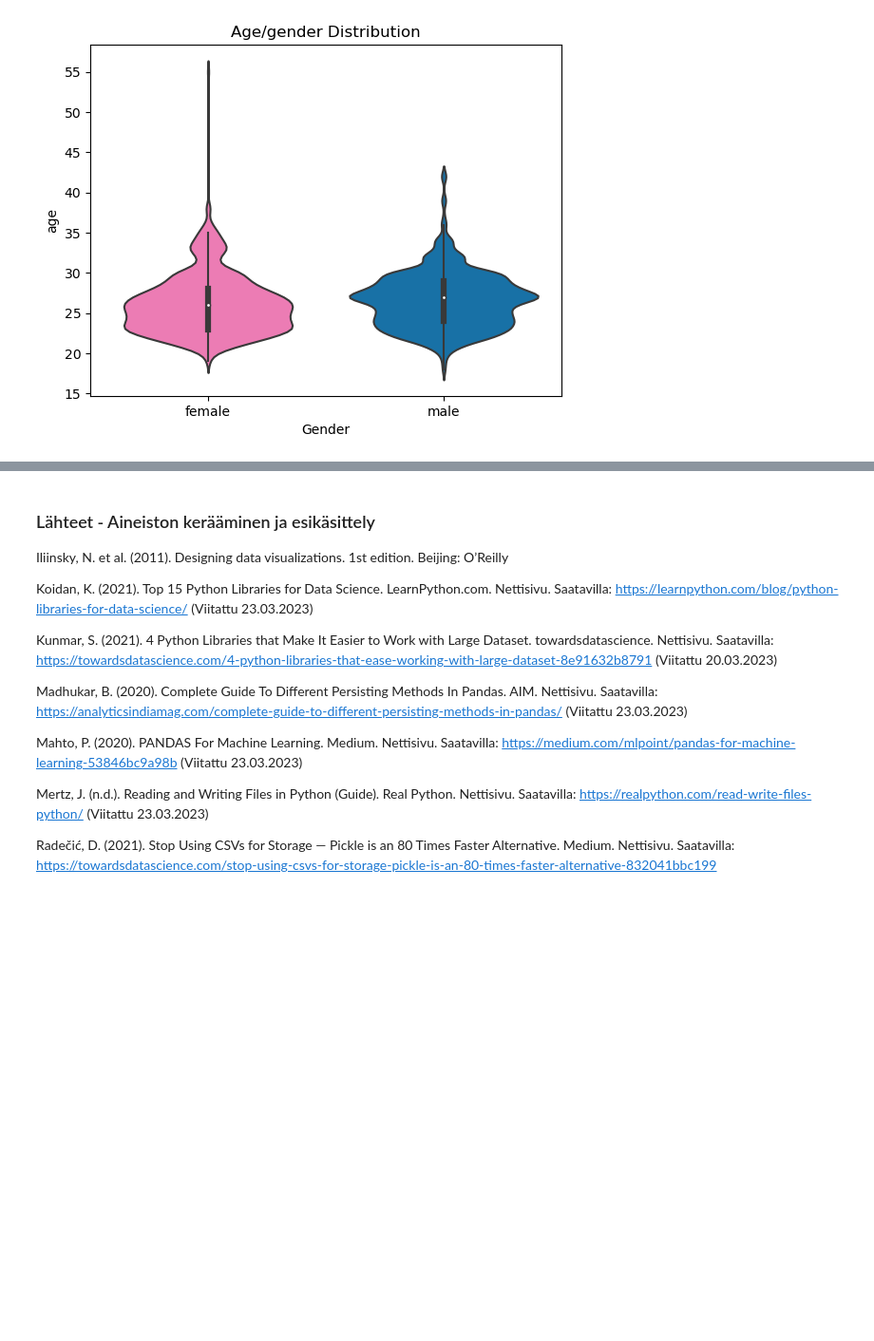
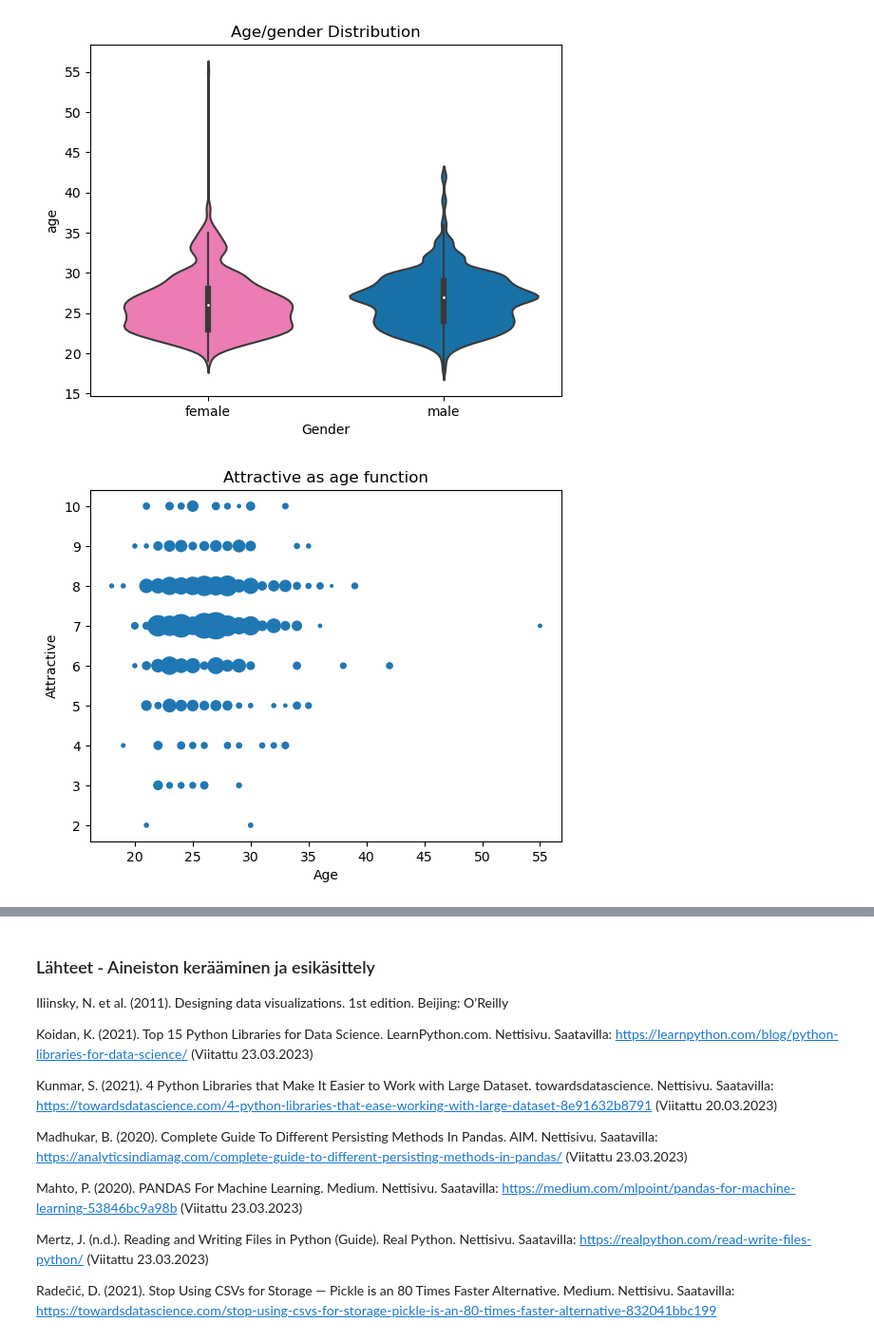
Before and after one commit to eliaskuk/joda, a Jupyter notebook: opk2023.ipynb, the cells around one changed output, grey strips where cells are left out. Shown: that part at 95% size. Cells and saved outputs as stored; diff of their text form; code cells hidden in the pictures; blank space fills up the shorter version.

```diff
--- a/opk2023.ipynb
+++ b/opk2023.ipynb
@@ -331,3 +430,18 @@ plt.xlabel('Gender')
 plt.show()
 # %% [output]
 [figure]
+# %%
+# Lasketaan jokaisen  yhdistelmän lukumäärä age ja attractive yhdistelmistä.
+grouped = test_df_01.groupby(['age', 'attractive']).size().reset_index(name='count')
+
+# Luodaan taulukko, jossa kukin yhdistelmä saa koon yhdistelmän esiintymien määrään mukaan.
+sizes = [count for count in grouped['count']]
+
+# Luodaan pistekaavio. Pistekoko määritetään yhdistelmien lukumäärän perusteella.
+plt.scatter(grouped['age'], grouped['attractive'], s=sizes)
+plt.title('Attractive as age function')
+plt.xlabel('Age')
+plt.ylabel('Attractive')
+plt.show()
+# %% [output]
+[figure, added]
```
Also changed, not shown: parts of 58 cells of this notebook.
